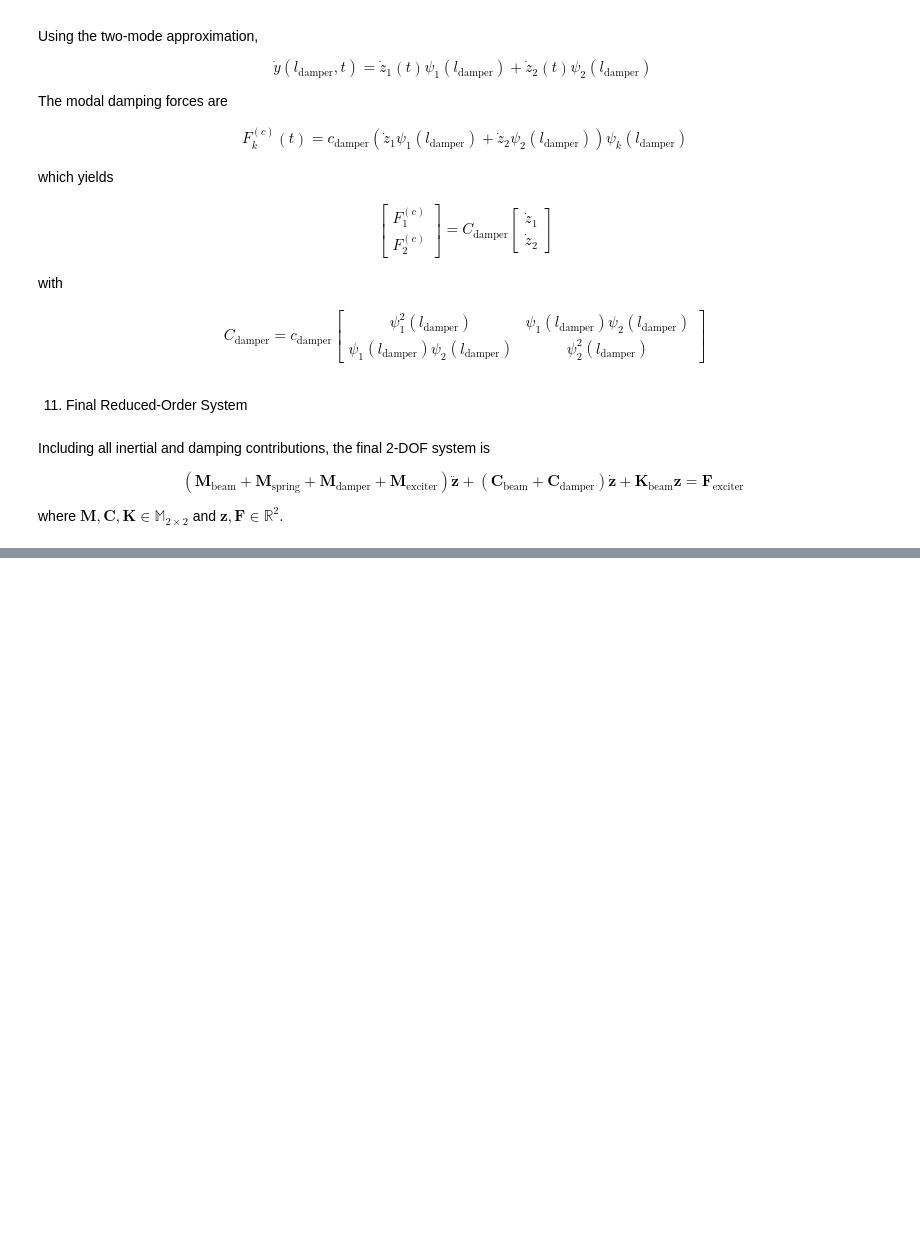
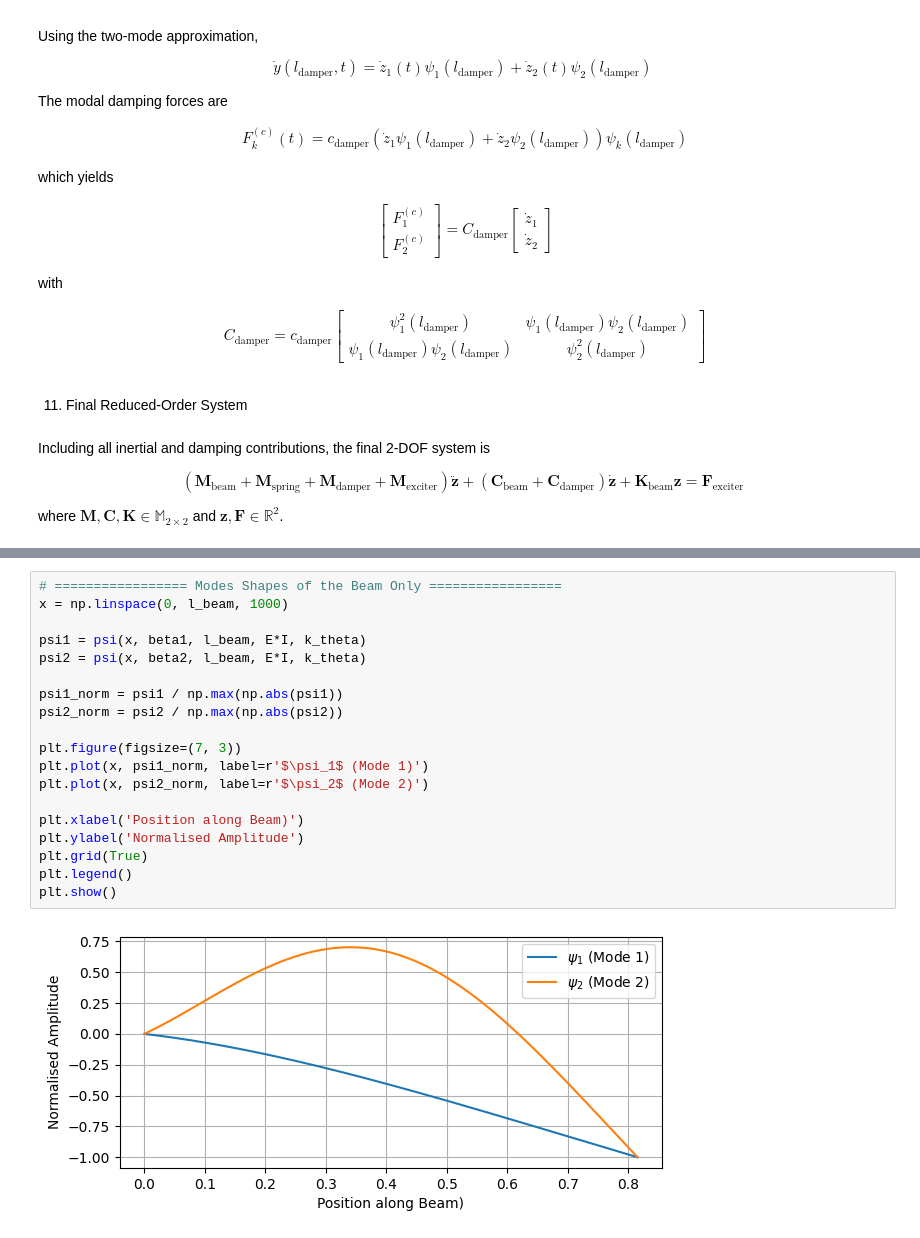
Before and after one commit to chamudithamk/ME422-B2-Lab-Group, a Jupyter notebook: Vibration/E_20_190_Karunarathne_LDNS.ipynb, the cells around one changed output, grey strips where cells are left out. Drawn from its saved outputs; the diff is of its cells as text; blank space fills up the shorter version.

```diff
--- a/Vibration/E_20_190_Karunarathne_LDNS.ipynb
+++ b/Vibration/E_20_190_Karunarathne_LDNS.ipynb
@@ -501,0 +975,21 @@ where $\mathbf{M}, \mathbf{C}, \mathbf{K} \in \mathbb{M}_{2\times2}$ and $\mathb
+# %%
+# ================= Modes Shapes of the Beam Only =================
+x = np.linspace(0, l_beam, 1000)
+
+psi1 = psi(x, beta1, l_beam, E*I, k_theta)
+psi2 = psi(x, beta2, l_beam, E*I, k_theta)
+
+psi1_norm = psi1 / np.max(np.abs(psi1))
+psi2_norm = psi2 / np.max(np.abs(psi2))
+
+plt.figure(figsize=(7, 3))
+plt.plot(x, psi1_norm, label=r'$\psi_1$ (Mode 1)')
+plt.plot(x, psi2_norm, label=r'$\psi_2$ (Mode 2)')
+
+plt.xlabel('Position along Beam)')
+plt.ylabel('Normalised Amplitude')
+plt.grid(True)
+plt.legend()
+plt.show()
+# %% [output]
+[figure, added]
```
Also changed, not shown: parts of 26 cells of this notebook.
